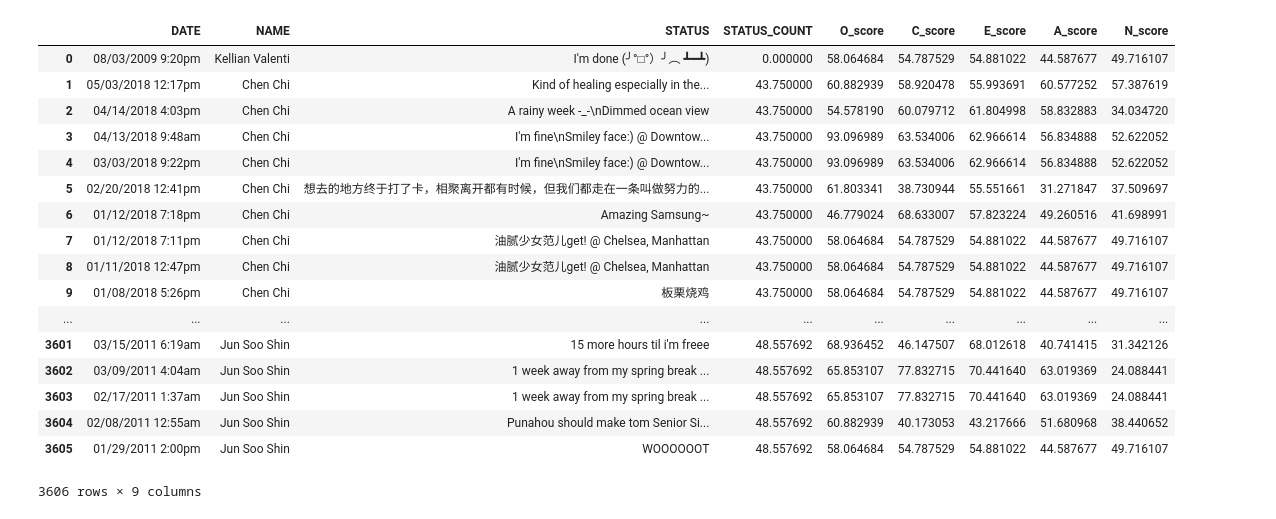
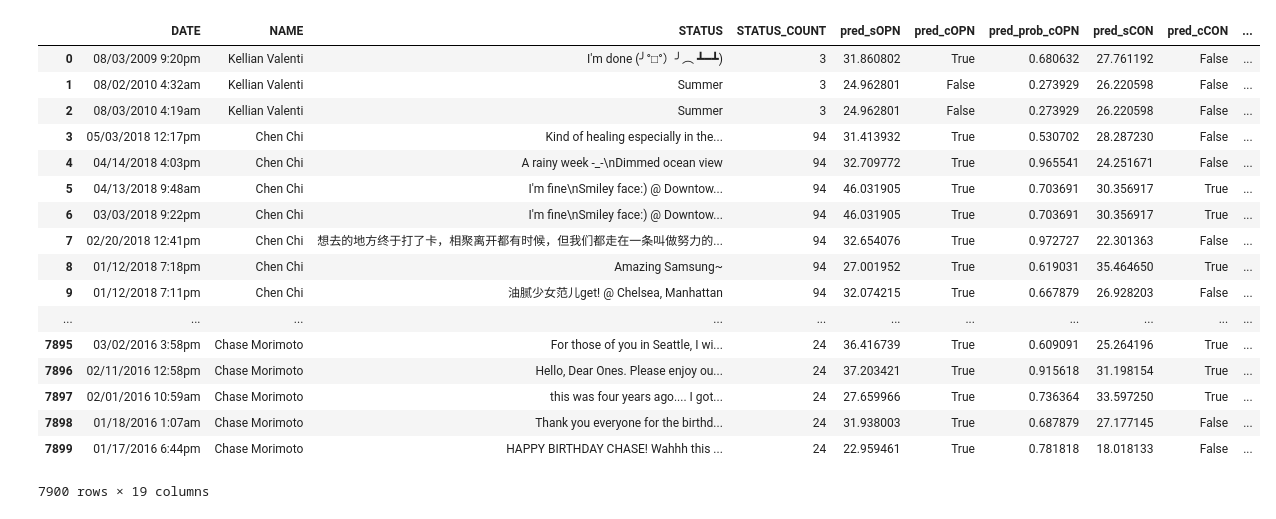
Before and after one commit to jcl132/personality-prediction-from-text, a Jupyter notebook: Predicted FB Personalities.ipynb, the cells around one changed output. Cells and saved outputs as stored; diff of their text form; code cells hidden in the pictures.

```diff
--- a/Predicted FB Personalities.ipynb
+++ b/Predicted FB Personalities.ipynb
@@ -51,6 +60,13 @@ traits = ['OPN', 'CON', 'EXT', 'AGR', 'NEU']
 for trait in traits:
     pkl_model = pickle.load(open(trait + '_model.pkl', "rb"))
     dp = DataPrep()
-    X = dp.prep_data('status', trait, regression=True, model_comparison=False)
+    X = df['STATUS']
+
     trait_scores = pkl_model.predict(X, regression=True)
     df['pred_s'+trait] = trait_scores
+
+    trait_categories = pkl_model.predict(X, regression=False)
+    df['pred_c'+trait] = trait_categories
+
+    trait_categories_probs = pkl_model.predict_proba(X)
+    df['pred_prob_c'+trait] = trait_categories_probs[:, 1]
@@ -57,16 +74,0 @@ for trait in traits:
-# %%
-traits = ['OPN', 'CON', 'EXT', 'AGR', 'NEU']
-
-for trait in traits:
-    pkl_model = pickle.load(open(trait + '_model.pkl', "rb"))
-    dp = DataPrep()
-    X = df['STATUS']
-
-    trait_scores = pkl_model.predict(X, regression=True)
-    df['pred_s'+trait] = trait_scores
-
-    trait_categories = pkl_model.predict(X, regression=False)
-    df['pred_c'+trait] = trait_categories
-
-    trait_categories_probs = pkl_model.predict_proba(X, regression=False)
-    df['pred_prob_c'+trait] = trait_categories_probs
@@ -79,33 +95,40 @@ for trait in traits:
+# %%
+trait_categories = []
+trait_categories_probabilities = []
+trait_scores = [
+'pred_sOPN', 'pred_sCON', 'pred_sEXT', 'pred_sAGR', 'pred_sNEU',
+]
+trait_categories_scores_percentiles = []
 # %%
-scaler = MinMaxScaler(feature_range=(0, 100))
-scores = df.iloc[:, 3:]
+scaler = MinMaxScaler(feature_range=(0, 50))
+scores = df[trait_scores]
 scaled_scores = scaler.fit_transform(scores)
 
 df_scaled = pd.DataFrame(scaled_scores)
-df_scaled.columns = df.iloc[:, 3:].columns
+df_scaled.columns = trait_scores
 df_scaled
 
-for col in df_scaled.columns:
+for col in trait_scores:
     df[col] = df_scaled[col]
 
 df
 # %% [output]
-|  | DATE | NAME | STATUS | STATUS_COUNT | O_score | C_score | E_score | A_score | N_score |
-| 0 | 08/03/2009 9:20pm | Kellian Valenti | I'm done (╯°□°）╯︵ ┻━┻) | 0.000000 | 58.064684 | 54.787529 | 54.881022 | 44.587677 | 49.716107 |
-| 1 | 05/03/2018 12:17pm | Chen Chi | Kind of healing especially in the... | 43.750000 | 60.882939 | 58.920478 | 55.993691 | 60.577252 | 57.387619 |
-| 2 | 04/14/2018 4:03pm | Chen Chi | A rainy week -_-\nDimmed ocean view | 43.750000 | 54.578190 | 60.079712 | 61.804998 | 58.832883 | 34.034720 |
-| 3 | 04/13/2018 9:48am | Chen Chi | I'm fine\nSmiley face:) @ Downtow... | 43.750000 | 93.096989 | 63.534006 | 62.966614 | 56.834888 | 52.622052 |
-| 4 | 03/03/2018 9:22pm | Chen Chi | I'm fine\nSmiley face:) @ Downtow... | 43.750000 | 93.096989 | 63.534006 | 62.966614 | 56.834888 | 52.622052 |
-| 5 | 02/20/2018 12:41pm | Chen Chi | 想去的地方终于打了卡，相聚离开都有时候，但我们都走在一条叫做努力的... | 43.750000 | 61.803341 | 38.730944 | 55.551661 | 31.271847 | 37.509697 |
-| 6 | 01/12/2018 7:18pm | Chen Chi | Amazing Samsung~ | 43.750000 | 46.779024 | 68.633007 | 57.823224 | 49.260516 | 41.698991 |
-| 7 | 01/12/2018 7:11pm | Chen Chi | 油腻少女范儿get! @ Chelsea, Manhattan | 43.750000 | 58.064684 | 54.787529 | 54.881022 | 44.587677 | 49.716107 |
-| 8 | 01/11/2018 12:47pm | Chen Chi | 油腻少女范儿get! @ Chelsea, Manhattan | 43.750000 | 58.064684 | 54.787529 | 54.881022 | 44.587677 | 49.716107 |
-| 9 | 01/08/2018 5:26pm | Chen Chi | 板栗烧鸡 | 43.750000 | 58.064684 | 54.787529 | 54.881022 | 44.587677 | 49.716107 |
-| ... | ... | ... | ... | ... | ... | ... | ... | ... | ... |
-| 3601 | 03/15/2011 6:19am | Jun Soo Shin | 15 more hours til i'm freee | 48.557692 | 68.936452 | 46.147507 | 68.012618 | 40.741415 | 31.342126 |
-| 3602 | 03/09/2011 4:04am | Jun Soo Shin | 1 week away from my spring break ... | 48.557692 | 65.853107 | 77.832715 | 70.441640 | 63.019369 | 24.088441 |
-| 3603 | 02/17/2011 1:37am | Jun Soo Shin | 1 week away from my spring break ... | 48.557692 | 65.853107 | 77.832715 | 70.441640 | 63.019369 | 24.088441 |
-| 3604 | 02/08/2011 12:55am | Jun Soo Shin | Punahou should make tom Senior Si... | 48.557692 | 60.882939 | 40.173053 | 43.217666 | 51.680968 | 38.440652 |
-| 3605 | 01/29/2011 2:00pm | Jun Soo Shin | WOOOOOOT | 48.557692 | 58.064684 | 54.787529 | 54.881022 | 44.587677 | 49.716107 |
+|  | DATE | NAME | STATUS | STATUS_COUNT | pred_sOPN | pred_cOPN | pred_prob_cOPN | pred_sCON | pred_cCON | ... |
+| 0 | 08/03/2009 9:20pm | Kellian Valenti | I'm done (╯°□°）╯︵ ┻━┻) | 3 | 31.860802 | True | 0.680632 | 27.761192 | False | ... |
+| 1 | 08/02/2010 4:32am | Kellian Valenti | Summer | 3 | 24.962801 | False | 0.273929 | 26.220598 | False | ... |
+| 2 | 08/03/2010 4:19am | Kellian Valenti | Summer | 3 | 24.962801 | False | 0.273929 | 26.220598 | False | ... |
+| 3 | 05/03/2018 12:17pm | Chen Chi | Kind of healing especially in the... | 94 | 31.413932 | True | 0.530702 | 28.287230 | False | ... |
+| 4 | 04/14/2018 4:03pm | Chen Chi | A rainy week -_-\nDimmed ocean view | 94 | 32.709772 | True | 0.965541 | 24.251671 | False | ... |
+| 5 | 04/13/2018 9:48am | Chen Chi | I'm fine\nSmiley face:) @ Downtow... | 94 | 46.031905 | True | 0.703691 | 30.356917 | True | ... |
+| 6 | 03/03/2018 9:22pm | Chen Chi | I'm fine\nSmiley face:) @ Downtow... | 94 | 46.031905 | True | 0.703691 | 30.356917 | True | ... |
+| 7 | 02/20/2018 12:41pm | Chen Chi | 想去的地方终于打了卡，相聚离开都有时候，但我们都走在一条叫做努力的... | 94 | 32.654076 | True | 0.972727 | 22.301363 | False | ... |
+| 8 | 01/12/2018 7:18pm | Chen Chi | Amazing Samsung~ | 94 | 27.001952 | True | 0.619031 | 35.464650 | True | ... |
+| 9 | 01/12/2018 7:11pm | Chen Chi | 油腻少女范儿get! @ Chelsea, Manhattan | 94 | 32.074215 | True | 0.667879 | 26.928203 | False | ... |
+| ... | ... | ... | ... | ... | ... | ... | ... | ... | ... | ... |
+| 7895 | 03/02/2016 3:58pm | Chase Morimoto | For those of you in Seattle, I wi... | 24 | 36.416739 | True | 0.609091 | 25.264196 | True | ... |
+| 7896 | 02/11/2016 12:58pm | Chase Morimoto | Hello, Dear Ones. Please enjoy ou... | 24 | 37.203421 | True | 0.915618 | 31.198154 | True | ... |
+| 7897 | 02/01/2016 10:59am | Chase Morimoto | this was four years ago.... I got... | 24 | 27.659966 | True | 0.736364 | 33.597250 | True | ... |
+| 7898 | 01/18/2016 1:07am | Chase Morimoto | Thank you everyone for the birthd... | 24 | 31.938003 | True | 0.687879 | 27.177145 | False | ... |
+| 7899 | 01/17/2016 6:44pm | Chase Morimoto | HAPPY BIRTHDAY CHASE! Wahhh this ... | 24 | 22.959461 | True | 0.781818 | 18.018133 | False | ... |
-3606 rows × 9 columns
+7900 rows × 19 columns
 # %%
```
Also changed, not shown: parts of 16 cells of this notebook, 20 other files.
